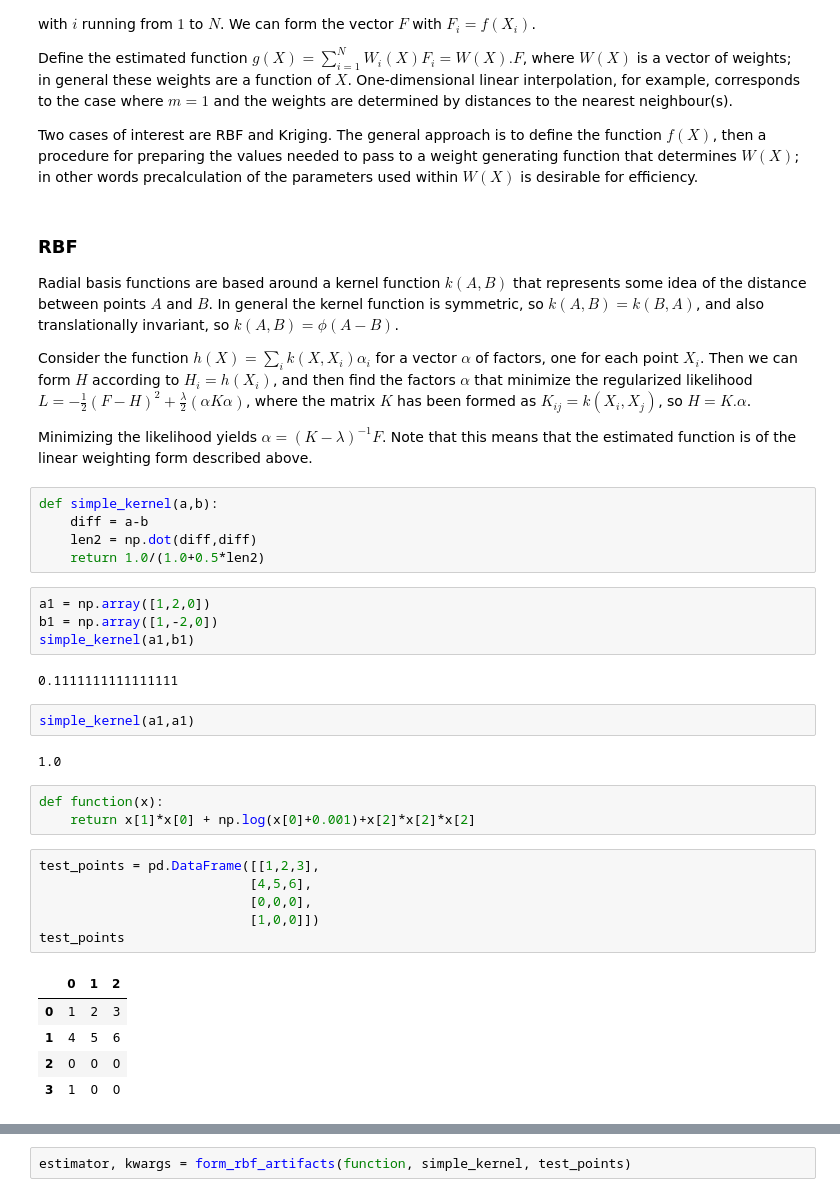
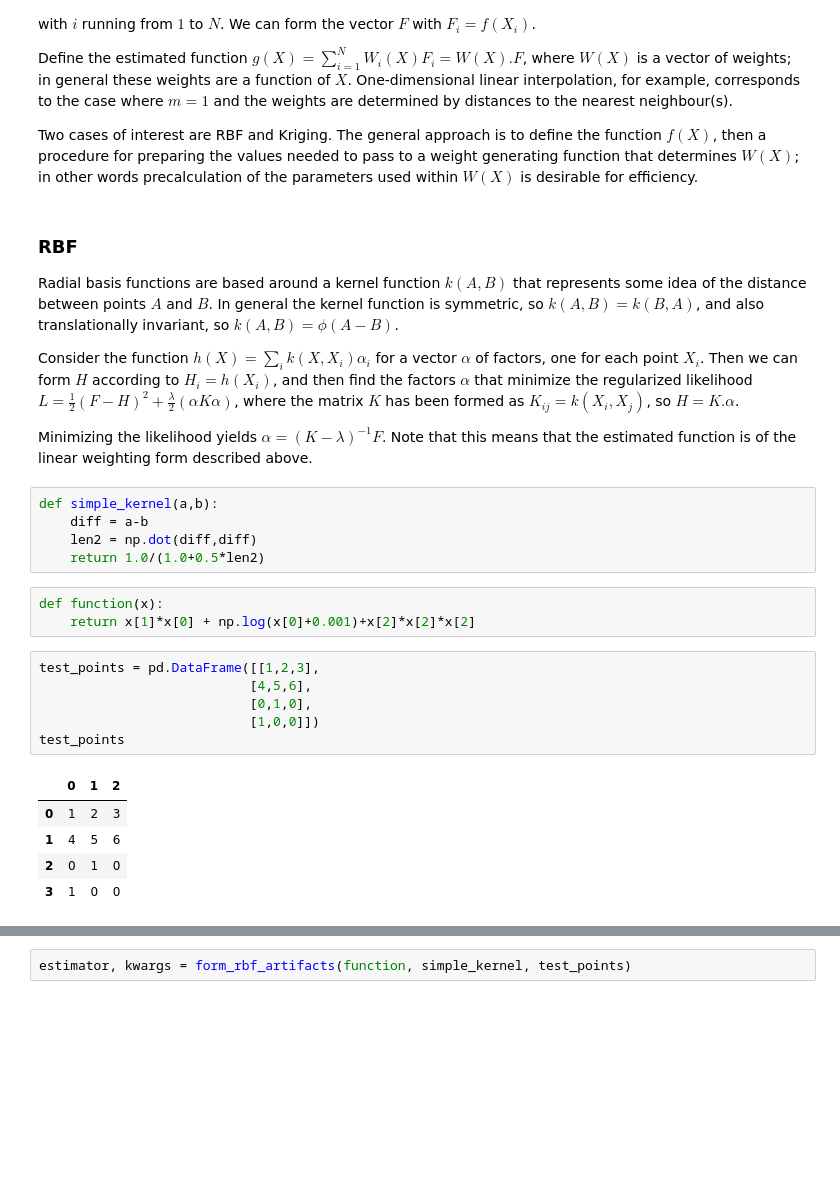
Before and after one commit to GibbsConsulting/ds-collateral, a Jupyter notebook: notebooks/SpatialFunctions.ipynb, the cells around one changed output, grey strips where cells are left out. Cells and saved outputs as stored; diff of their text form; blank space fills up the shorter version.

```diff
--- a/notebooks/SpatialFunctions.ipynb
+++ b/notebooks/SpatialFunctions.ipynb
@@ -21,7 +23,7 @@ Two cases of interest are RBF and Kriging. The general approach is to define the
 Radial basis functions are based around a kernel function $k(A,B)$ that represents some idea of the distance between points $A$ and $B$. In general the kernel function is symmetric, so $k(A,B) = k(B,A)$, and also translationally invariant, so $k(A,B) = \phi(A-B)$.
 
 Consider the function $h(X) = \sum_i k(X,X_i) \alpha_i$ for a vector $\alpha$ of factors, one for each point $X_i$. Then we can form $H$ according to $H_i = h(X_i)$, and then find the factors $\alpha$ that minimize the regularized
-likelihood $L = -\frac{1}{2}\left(F-H\right)^2 + \frac{\lambda}{2}\left(\alpha K \alpha\right)$, where the matrix $K$ has been formed as $K_{ij} = k(X_i,X_j)$, so $H = K.\alpha$.
+likelihood $L = \frac{1}{2}\left(F-H\right)^2 + \frac{\lambda}{2}\left(\alpha K \alpha\right)$, where the matrix $K$ has been formed as $K_{ij} = k(X_i,X_j)$, so $H = K.\alpha$.
 
 Minimizing the likelihood yields $\alpha = \left(K-\lambda\right)^{-1} F$. Note that this means that the estimated function is of the linear weighting form described above.
 # %%
@@ -29,30 +31,20 @@ def simple_kernel(a,b):
     diff = a-b
     len2 = np.dot(diff,diff)
     return 1.0/(1.0+0.5*len2)
-# %%
-a1 = np.array([1,2,0])
-b1 = np.array([1,-2,0])
-simple_kernel(a1,b1)
-# %% [output]
-0.1111111111111111
-# %%
-simple_kernel(a1,a1)
-# %% [output]
-1.0
 # %%
 def function(x):
     return x[1]*x[0] + np.log(x[0]+0.001)+x[2]*x[2]*x[2]
 # %%
 test_points = pd.DataFrame([[1,2,3],
                            [4,5,6],
-                           [0,0,0],
+                           [0,1,0],
                            [1,0,0]])
 test_points
 # %% [output]
 |  | 0 | 1 | 2 |
 | 0 | 1 | 2 | 3 |
 | 1 | 4 | 5 | 6 |
-| 2 | 0 | 0 | 0 |
+| 2 | 0 | 1 | 0 |
 | 3 | 1 | 0 | 0 |
 # %%
 def form_rbf_artifacts(function, kernel, points, lambd = 0):
```
Also changed, not shown: parts of 27 cells of this notebook.
